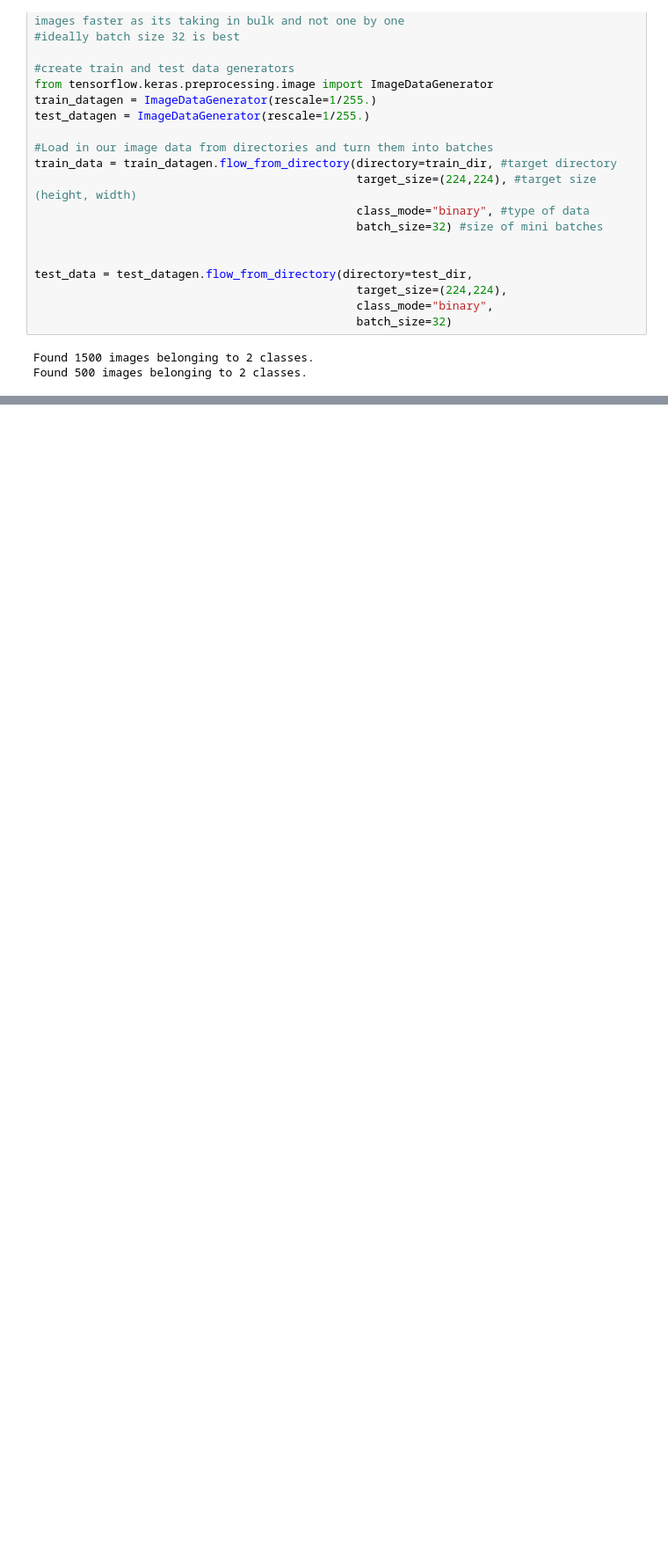
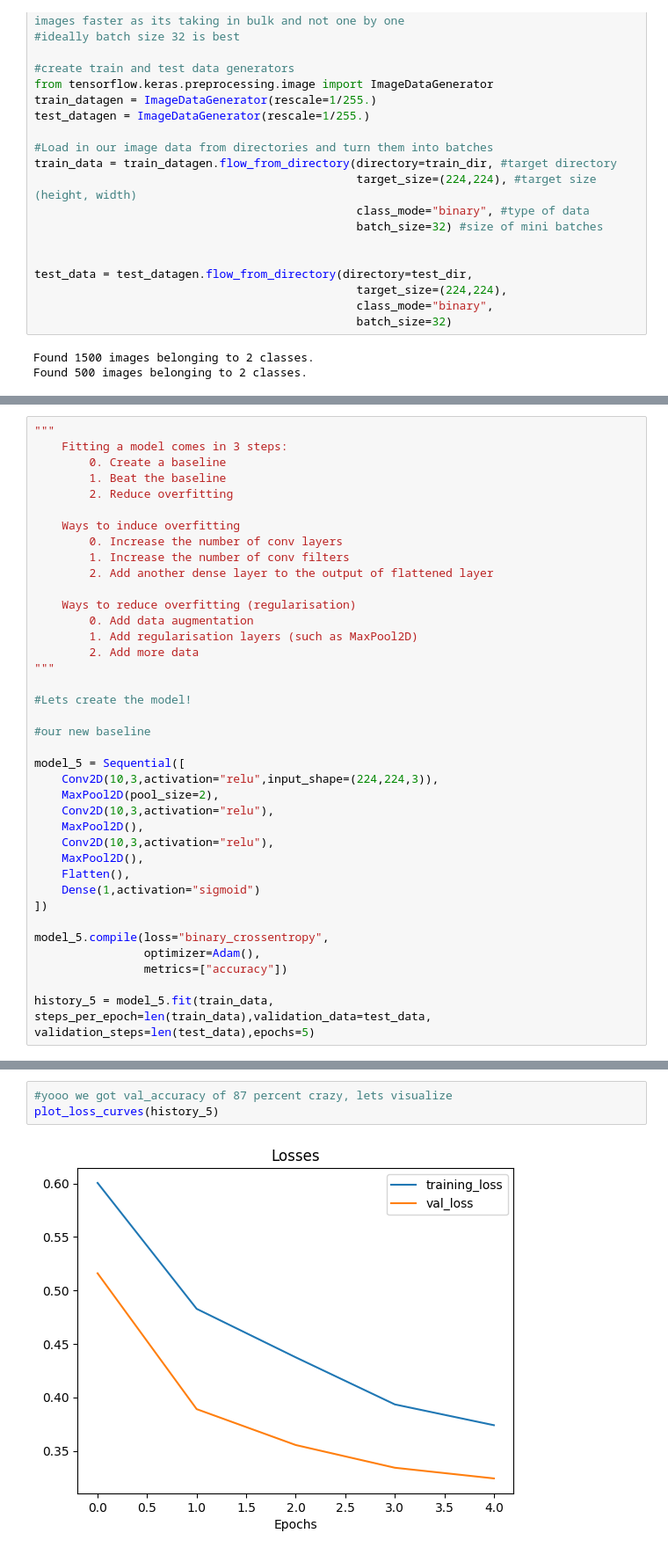
Before and after one commit to Aadi1659/TensorFlow, a Jupyter notebook: 03_introduction_to_computer_vision_and_networks.ipynb, the cells around one changed output, grey strips where cells are left out. Shown at 88% size. Cells and saved outputs as stored; diff of their text form; blank space fills up the shorter version.

```diff
--- a/03_introduction_to_computer_vision_and_networks.ipynb
+++ b/03_introduction_to_computer_vision_and_networks.ipynb
@@ -405,0 +591,38 @@ Found 500 images belonging to 2 classes.
+# %%
+"""
+    Fitting a model comes in 3 steps:
+        0. Create a baseline
+        1. Beat the baseline
+        2. Reduce overfitting
+
+    Ways to induce overfitting
+        0. Increase the number of conv layers
+        1. Increase the number of conv filters
+        2. Add another dense layer to the output of flattened layer
+
+    Ways to reduce overfitting (regularisation)
+        0. Add data augmentation
+        1. Add regularisation layers (such as MaxPool2D)
+        2. Add more data
+"""
+
+#Lets create the model!
+
+#our new baseline
+
+model_5 = Sequential([
+    Conv2D(10,3,activation="relu",input_shape=(224,224,3)),
+    MaxPool2D(pool_size=2),
+    Conv2D(10,3,activation="relu"),
+    MaxPool2D(),
+    Conv2D(10,3,activation="relu"),
+    MaxPool2D(),
+    Flatten(),
+    Dense(1,activation="sigmoid")
+])
+
+model_5.compile(loss="binary_crossentropy",
+                optimizer=Adam(),
+                metrics=["accuracy"])
+
+history_5 = model_5.fit(train_data, steps_per_epoch=len(train_data),validation_data=test_data, validation_steps=len(test_data),epochs=5)
@@ -405,0 +640,5 @@ Found 500 images belonging to 2 classes.
+# %%
+#yooo we got val_accuracy of 87 percent crazy, lets visualize
+plot_loss_curves(history_5)
+# %% [output]
+[figure, added]
```
Also changed, not shown: parts of 41 cells of this notebook.
